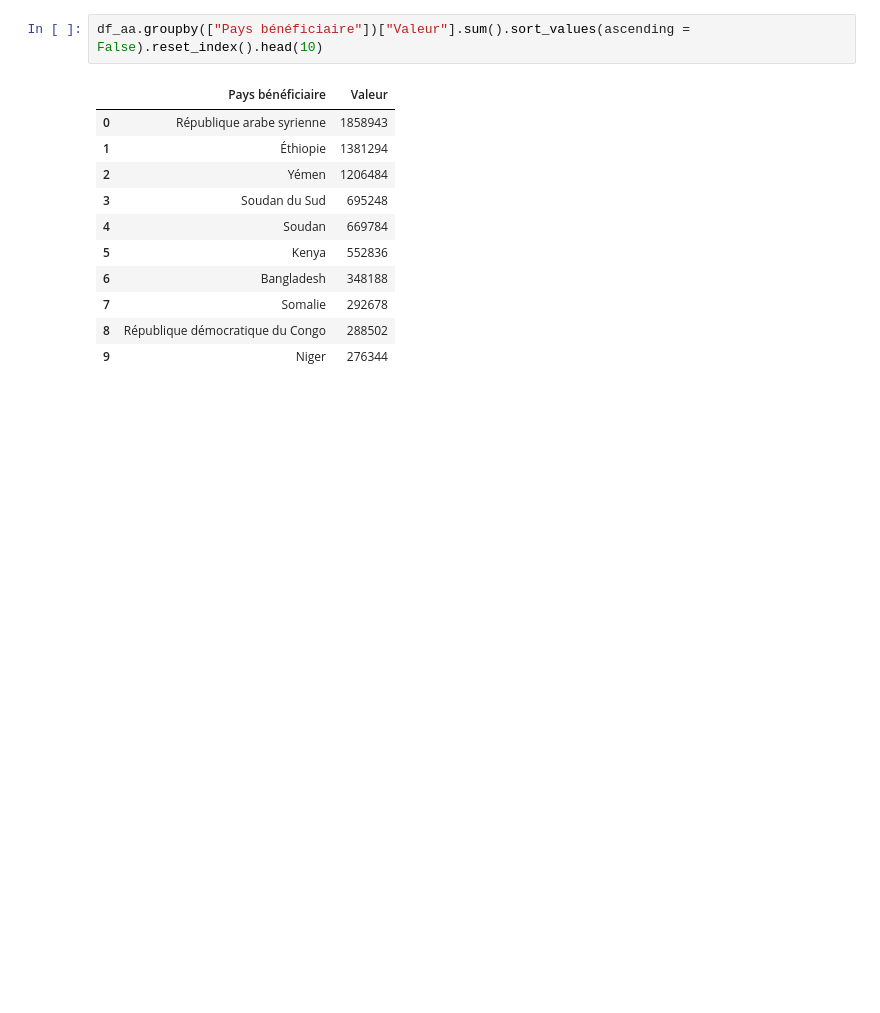
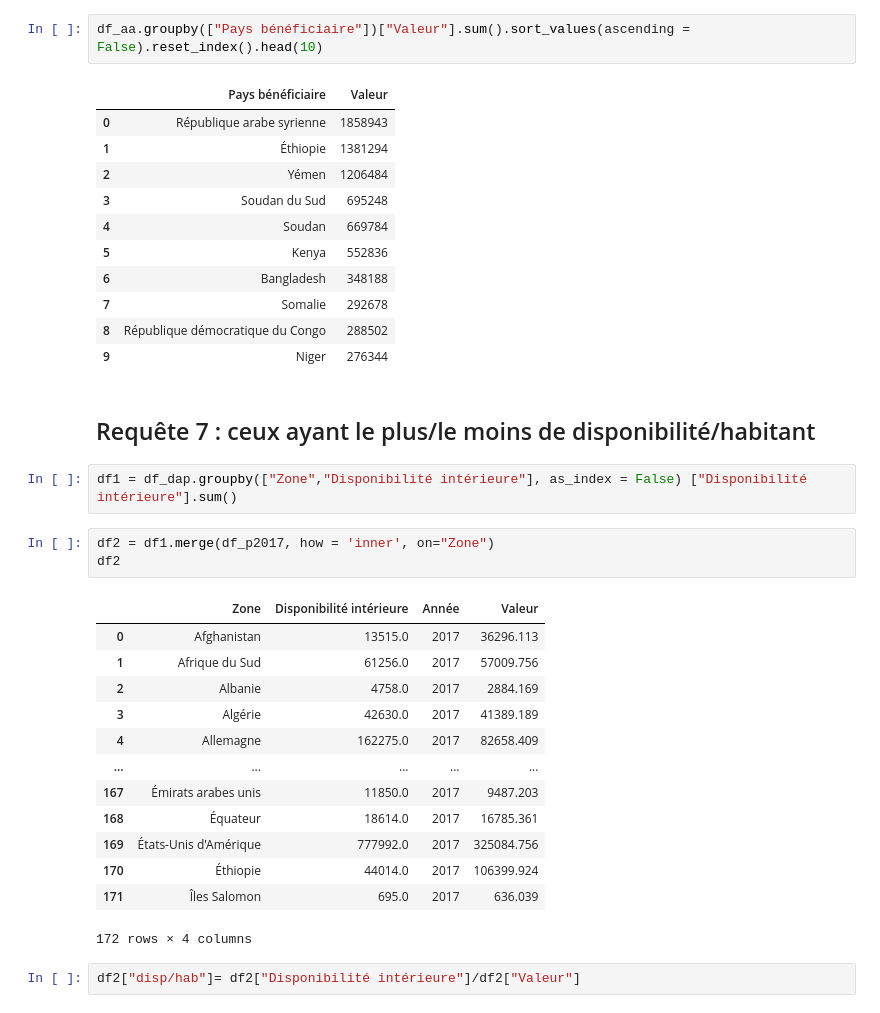
Before and after one commit to Valeeew/P4, a Jupyter notebook: etude_sante_publique.ipynb, the cells around one changed output. Saved outputs shown, nothing was run; the diff lists cells and outputs as text; blank space fills up the shorter version.

```diff
--- a/etude_sante_publique.ipynb
+++ b/etude_sante_publique.ipynb
@@ -250,3 +250,26 @@ df_aa.groupby(["Pays bénéficiaire"])["Valeur"].sum().sort_values(ascending = F
 | 7 | Somalie | 292678 |
 | 8 | République démocratique du Congo | 288502 |
 | 9 | Niger | 276344 |
+# %% [markdown]
+<h2>Requête 7 : ceux ayant le plus/le moins de disponibilité/habitant</h2>
+# %%
+df1 = df_dap.groupby(["Zone","Disponibilité intérieure"], as_index = False) ["Disponibilité intérieure"].sum()
+# %%
+df2 = df1.merge(df_p2017, how = 'inner', on="Zone")
+df2
+# %% [output]
+|  | Zone | Disponibilité intérieure | Année | Valeur |
+| 0 | Afghanistan | 13515.0 | 2017 | 36296.113 |
+| 1 | Afrique du Sud | 61256.0 | 2017 | 57009.756 |
+| 2 | Albanie | 4758.0 | 2017 | 2884.169 |
+| 3 | Algérie | 42630.0 | 2017 | 41389.189 |
+| 4 | Allemagne | 162275.0 | 2017 | 82658.409 |
+| ... | ... | ... | ... | ... |
+| 167 | Émirats arabes unis | 11850.0 | 2017 | 9487.203 |
+| 168 | Équateur | 18614.0 | 2017 | 16785.361 |
+| 169 | États-Unis d'Amérique | 777992.0 | 2017 | 325084.756 |
+| 170 | Éthiopie | 44014.0 | 2017 | 106399.924 |
+| 171 | Îles Salomon | 695.0 | 2017 | 636.039 |
+172 rows × 4 columns
+# %%
+df2["disp/hab"]= df2["Disponibilité intérieure"]/df2["Valeur"]
```
Also changed, not shown: parts of 4 cells of this notebook.
